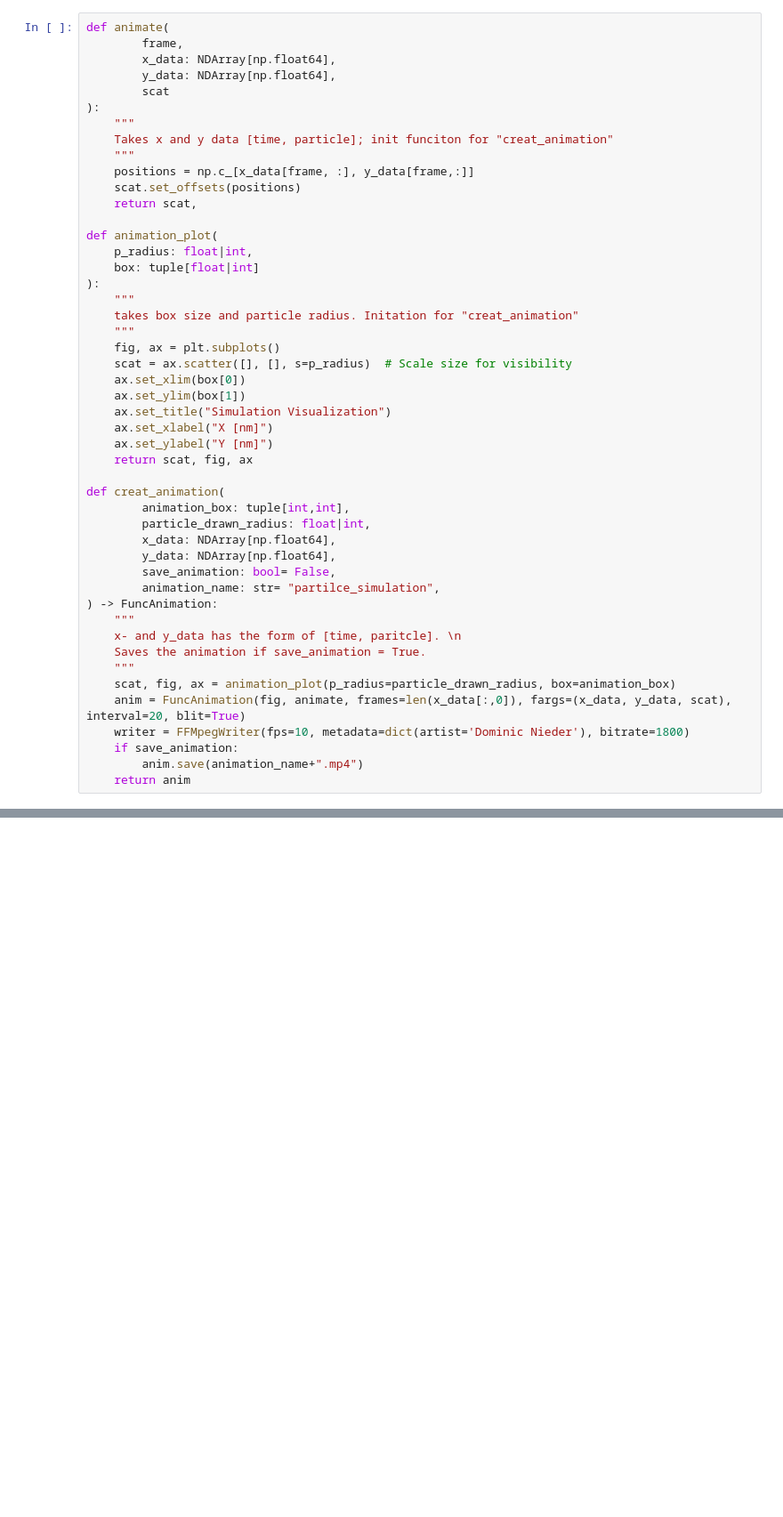
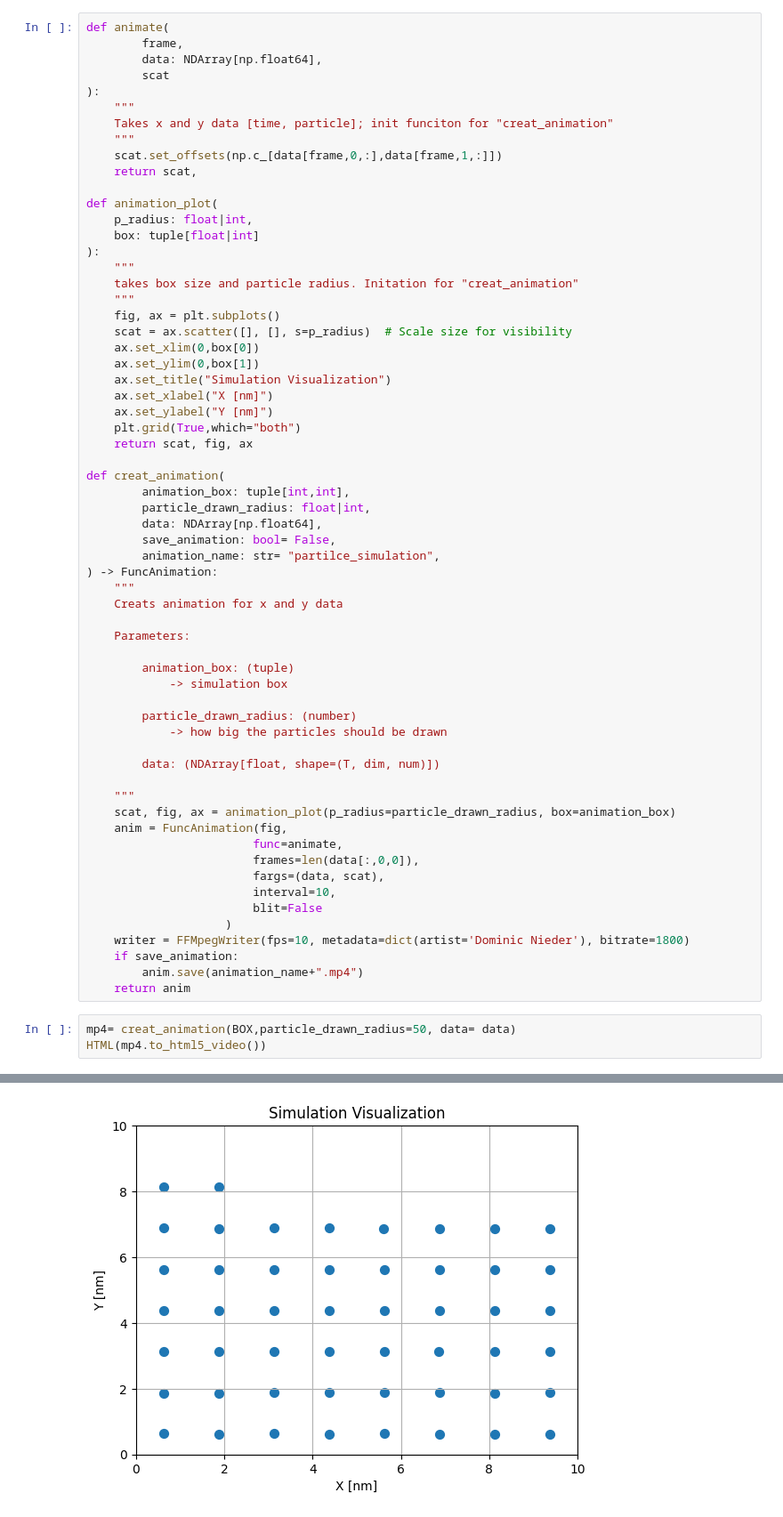
Before and after one commit to DominicNieder/Complex-Classical-Systems, a Jupyter notebook: Sheet06/sheet06-handin.ipynb, the cells around one changed output, grey strips where cells are left out. Shown: that part at 89% size. Cells and saved outputs as stored; diff of their text form; blank space fills up the shorter version.

Commit message:
Working simulation & RDF

```diff
--- a/Sheet06/sheet06-handin.ipynb
+++ b/Sheet06/sheet06-handin.ipynb
@@ -177,15 +328,13 @@ def simulate(
 # %%
 def animate(
         frame,
-        x_data: NDArray[np.float64],
-        y_data: NDArray[np.float64],
+        data: NDArray[np.float64],
         scat
 ):
     """
     Takes x and y data [time, particle]; init funciton for "creat_animation"
     """
-    positions = np.c_[x_data[frame, :], y_data[frame,:]]
-    scat.set_offsets(positions)
+    scat.set_offsets(np.c_[data[frame,0,:],data[frame,1,:]])
     return scat,
 
 def animation_plot(
@@ -197,28 +346,48 @@ def animation_plot(
     """
     fig, ax = plt.subplots()
     scat = ax.scatter([], [], s=p_radius)  # Scale size for visibility
-    ax.set_xlim(box[0])
-    ax.set_ylim(box[1])
+    ax.set_xlim(0,box[0])
+    ax.set_ylim(0,box[1])
     ax.set_title("Simulation Visualization")
     ax.set_xlabel("X [nm]")
     ax.set_ylabel("Y [nm]")
+    plt.grid(True,which="both")
     return scat, fig, ax
 
 def creat_animation(
         animation_box: tuple[int,int],
         particle_drawn_radius: float|int,
-        x_data: NDArray[np.float64],
-        y_data: NDArray[np.float64],
+        data: NDArray[np.float64],
         save_animation: bool= False,
         animation_name: str= "partilce_simulation",
 ) -> FuncAnimation:
     """
-    x- and y_data has the form of [time, paritcle]. \n
-    Saves the animation if save_animation = True.
+    Creats animation for x and y data
+
+    Parameters:
+
+        animation_box: (tuple)
+            -> simulation box
+
+        particle_drawn_radius: (number)
+            -> how big the particles should be drawn
+
+        data: (NDArray[float, shape=(T, dim, num)])
+
     """
     scat, fig, ax = animation_plot(p_radius=particle_drawn_radius, box=animation_box)
-    anim = FuncAnimation(fig, animate, frames=len(x_data[:,0]), fargs=(x_data, y_data, scat), interval=20, blit=True)
+    anim = FuncAnimation(fig,
+                        func=animate,
+                        frames=len(data[:,0,0]),
+                        fargs=(data, scat),
+                        interval=10,
+                        blit=False
+                    )
     writer = FFMpegWriter(fps=10, metadata=dict(artist='Dominic Nieder'), bitrate=1800)
     if save_animation:
         anim.save(animation_name+".mp4")
     return anim
+# %%
+mp4= creat_animation(BOX,particle_drawn_radius=50, data= data)
+HTML(mp4.to_html5_video())
+# %% [output]
@@ -224,0 +395 @@ def creat_animation(
+[figure, added]
```
Also changed, not shown: parts of 15 cells of this notebook.
